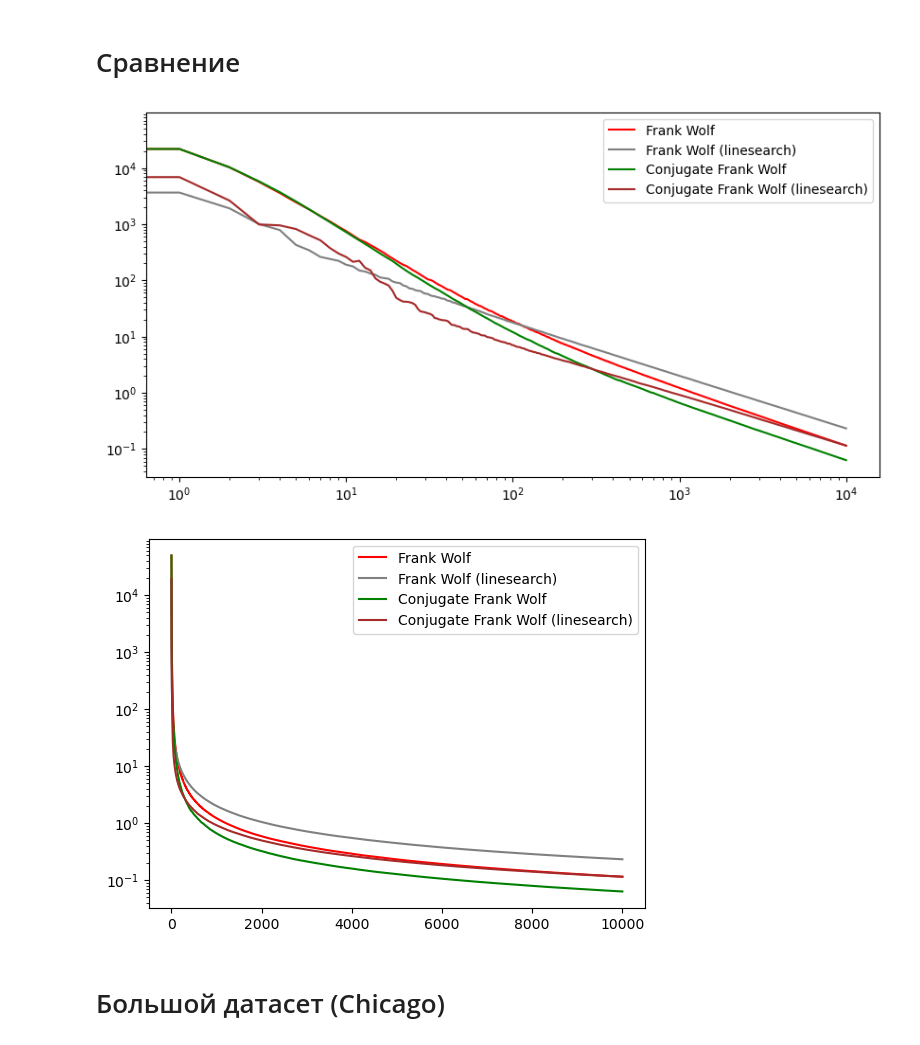
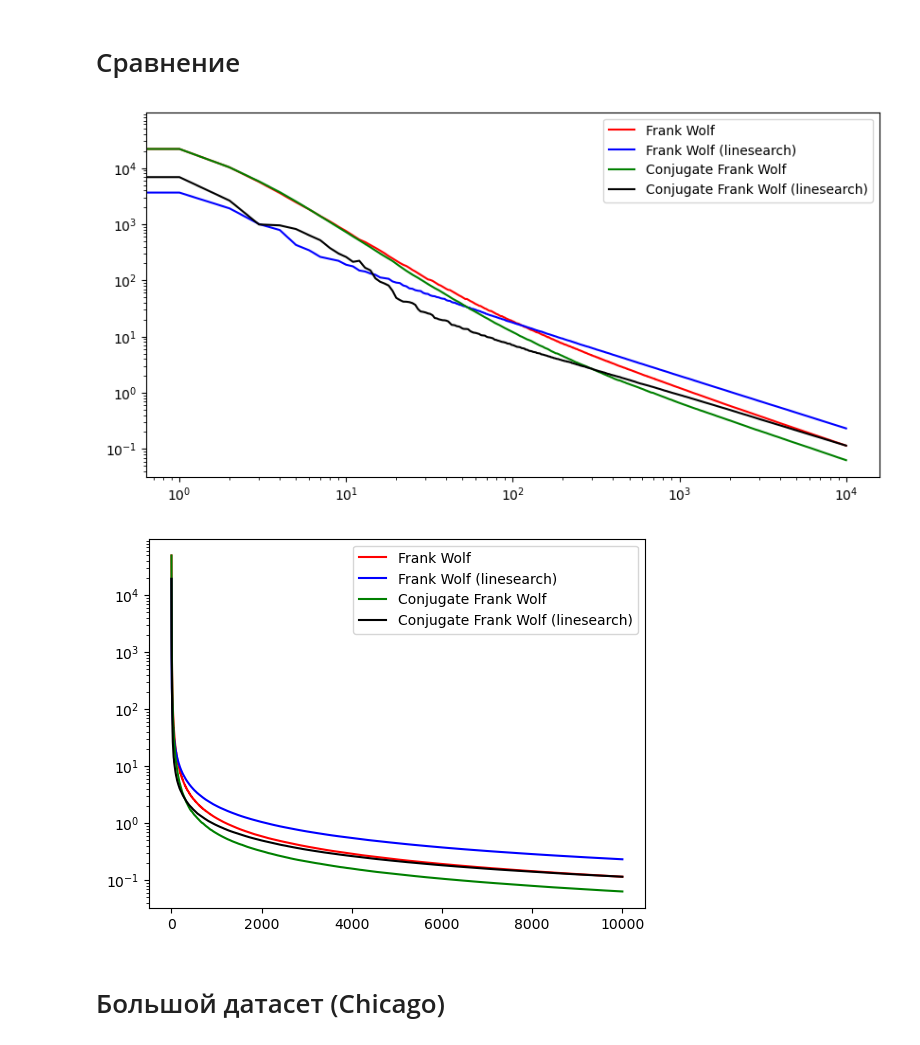
Before and after one commit to ThunderstormXX/TransportNet, a Jupyter notebook: Stable Dynamic & Beckman/CFWM_experiments.ipynb, the cells around one changed output. Cells and saved outputs as stored; diff of their text form; code cells hidden in the pictures.

```diff
--- a/Stable Dynamic & Beckman/CFWM_experiments.ipynb
+++ b/Stable Dynamic & Beckman/CFWM_experiments.ipynb
@@ -185,7 +185,7 @@ dual_gaps_fwm = result_fwm['duality_gaps']
 dual_gaps_cfwm = result_cfwm['duality_gaps']
 dual_gaps_cfwm_linesearch = result_cfwm_linesearch['duality_gaps']
 dual_gaps_fwm_linesearch = result_fwm_linesearch['duality_gaps']
-iters = np.arange(max_iter)
+iters = np.arange(10000)
 plt.figure(figsize = (10, 5))
 
 # plt.plot(iters, dual_gaps_fwm , color ='red' ,label = 'Frank Wolf')
@@ -194,27 +194,27 @@ plt.figure(figsize = (10, 5))
 # plt.plot(iters, dual_gaps_cfwm_linesearch , color = 'brown' ,label = 'Conjugate Frank Wolf (linesearch)')
 
 plt.loglog(iters, dual_gaps_fwm , color ='red' ,label = 'Frank Wolf')
-plt.loglog(iters, dual_gaps_fwm_linesearch , color = 'grey' ,label = 'Frank Wolf (linesearch)')
+plt.loglog(iters, dual_gaps_fwm_linesearch , color = 'blue' ,label = 'Frank Wolf (linesearch)')
 plt.loglog(iters, dual_gaps_cfwm , color = 'green' ,label = 'Conjugate Frank Wolf')
-plt.loglog(iters, dual_gaps_cfwm_linesearch , color = 'brown' ,label = 'Conjugate Frank Wolf (linesearch)')
+plt.loglog(iters, dual_gaps_cfwm_linesearch , color = 'black' ,label = 'Conjugate Frank Wolf (linesearch)')
 
 
 plt.legend()
 # plt.yscale('log')
 plt.show()
 # %% [output]
-[figure, old version]
+[figure, new version]
 # %%
 plt.plot(iters, dual_gaps_fwm , color ='red' ,label = 'Frank Wolf')
-plt.plot(iters, dual_gaps_fwm_linesearch , color = 'grey' ,label = 'Frank Wolf (linesearch)')
+plt.plot(iters, dual_gaps_fwm_linesearch , color = 'blue' ,label = 'Frank Wolf (linesearch)')
 plt.plot(iters, dual_gaps_cfwm , color = 'green' ,label = 'Conjugate Frank Wolf')
-plt.plot(iters, dual_gaps_cfwm_linesearch , color = 'brown' ,label = 'Conjugate Frank Wolf (linesearch)')
+plt.plot(iters, dual_gaps_cfwm_linesearch , color = 'black' ,label = 'Conjugate Frank Wolf (linesearch)')
 
 plt.legend()
 plt.yscale('log')
 plt.show()
 # %% [output]
-[figure, old version]
+[figure, new version]
 # %% [markdown]
 # Большой датасет (Chicago)
 # %%
```
Also changed, not shown: parts of 2 cells of this notebook, 2 other files.
